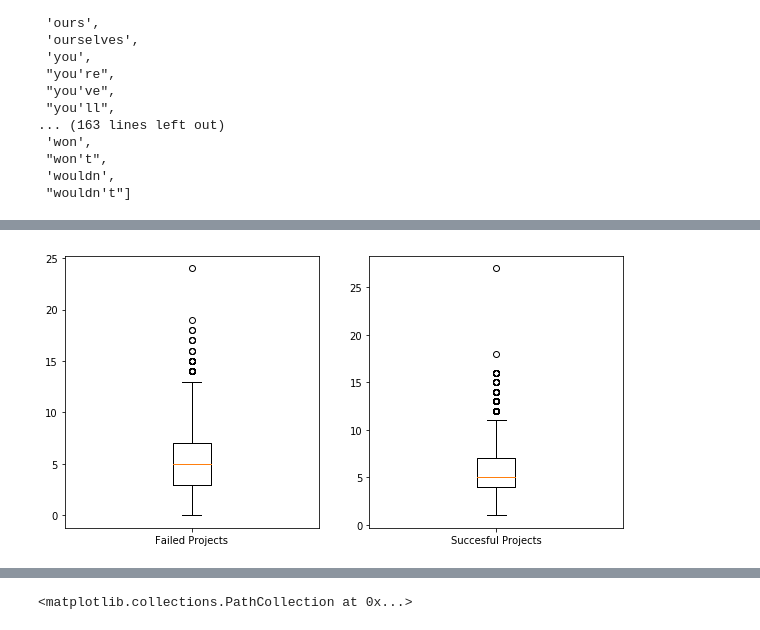
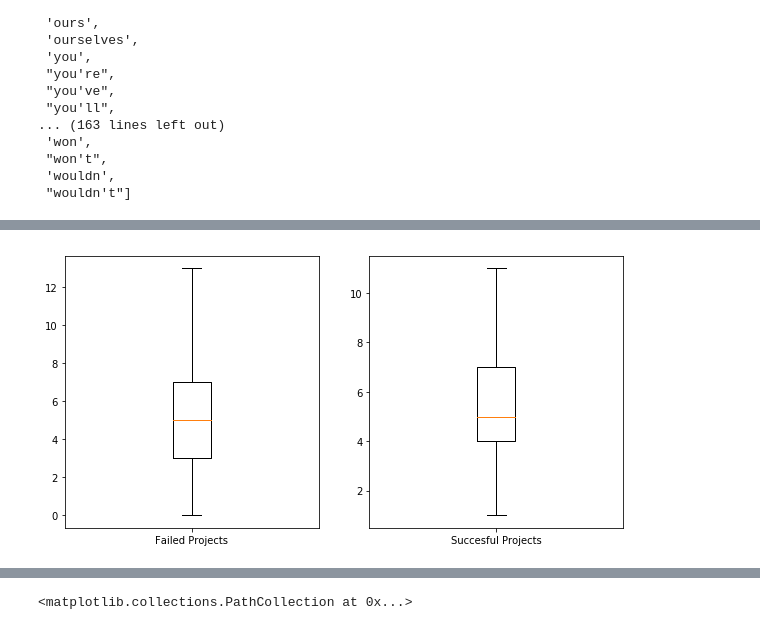
Before and after one commit to ZeadAlkhonein/Kickstarter, a Jupyter notebook: Kickstarter.ipynb, the cells around one changed output, grey strips where cells are left out. Drawn from its saved outputs; the diff is of its cells as text; code cells hidden in the pictures.

```diff
--- a/Kickstarter.ipynb
+++ b/Kickstarter.ipynb
@@ -976,9 +976,9 @@ df.head()
 | 4 | 1000011046 | Community Film Project: The Art o... | Film & Video | Film & Video | USD | 2015-08-29 | 19500.0 | 2015-07-04 08:35:03 | 1283.0 | 0 | ... |
 # %%
 fig,ax = plt.subplots(1,2,figsize=(10,5))
-ax[0].boxplot(df.loc[df['state']==0]['num_of_word'])
+ax[0].boxplot(df.loc[df['state']==0]['num_of_word'],showfliers=False)
 ax[0].set_xticklabels(['Failed Projects'])
-ax[1].boxplot(df.loc[df['state']==1]['num_of_word'])
+ax[1].boxplot(df.loc[df['state']==1]['num_of_word'],showfliers=False)
 ax[1].set_xticklabels(['Succesful Projects']);
 # %% [output]
-[figure, old version]
+[figure, new version]
```
Also changed, not shown: parts of 5 cells of this notebook, 1 other file.
